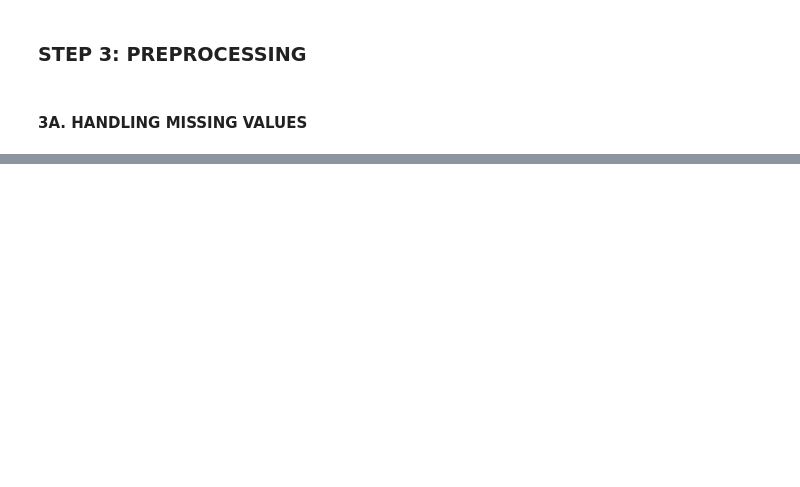
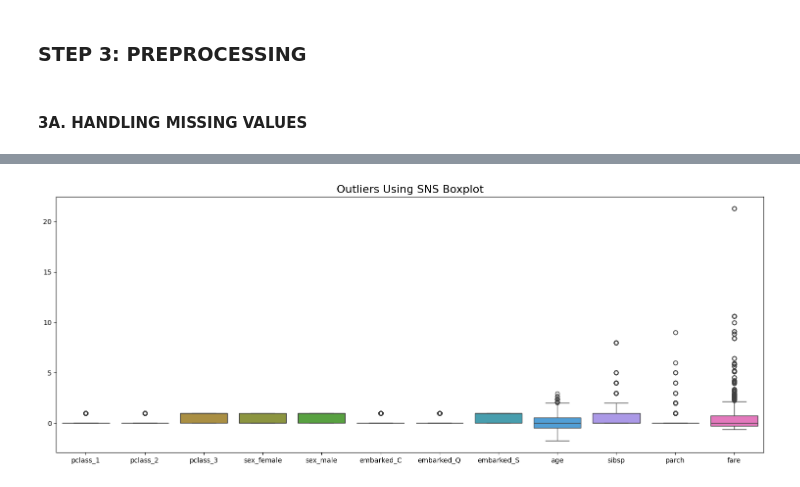
Before and after one commit to plipustel/DataScience, a Jupyter notebook: DSCPreprocessing/3_preprocessing_titanic.ipynb, the cells around one changed output, grey strips where cells are left out. Cells and saved outputs as stored; diff of their text form; code cells hidden in the pictures; blank space fills up the shorter version.

```diff
--- a/DSCPreprocessing/2_preprocessing_titanic.ipynb
+++ b/DSCPreprocessing/3_preprocessing_titanic.ipynb
@@ -261,0 +316,8 @@ missing_summary
+# %%
+plt.figure(figsize=(15,6))
+sns.boxplot(data=X, palette='husl') # sns.boxplot (detecting outliers)
+plt.title('Outliers Using SNS Boxplot', fontsize=16)
+plt.tight_layout()
+plt.show()
+# %% [output]
+[figure, added]
```
Also changed, not shown: parts of 25 cells of this notebook, 2 other files.
